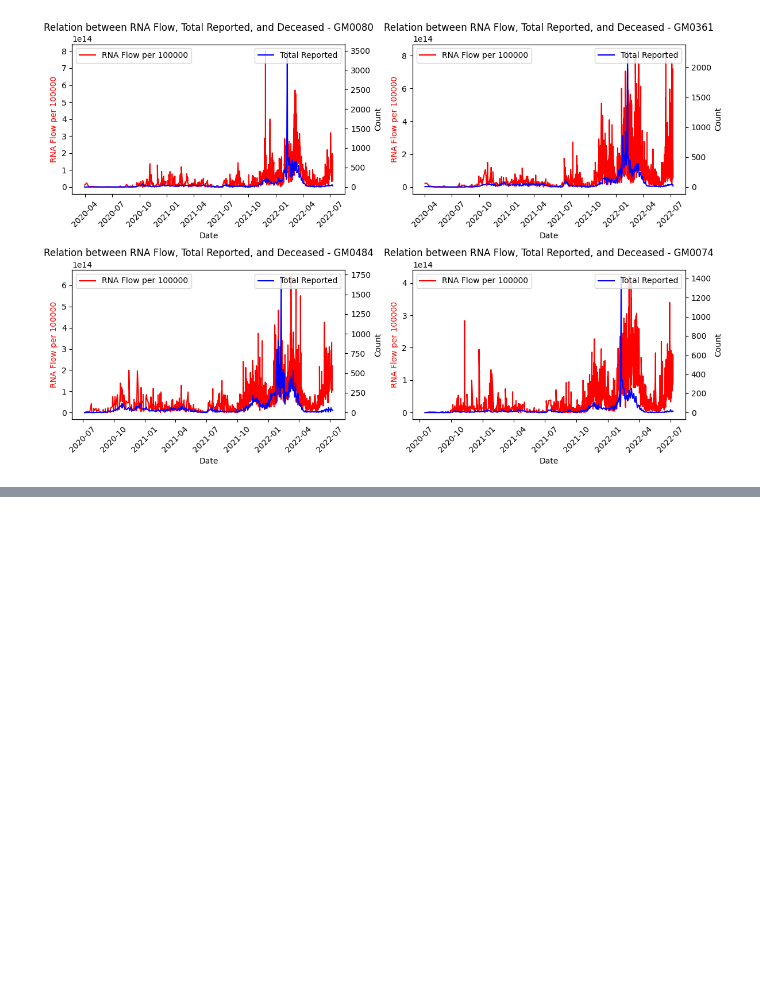
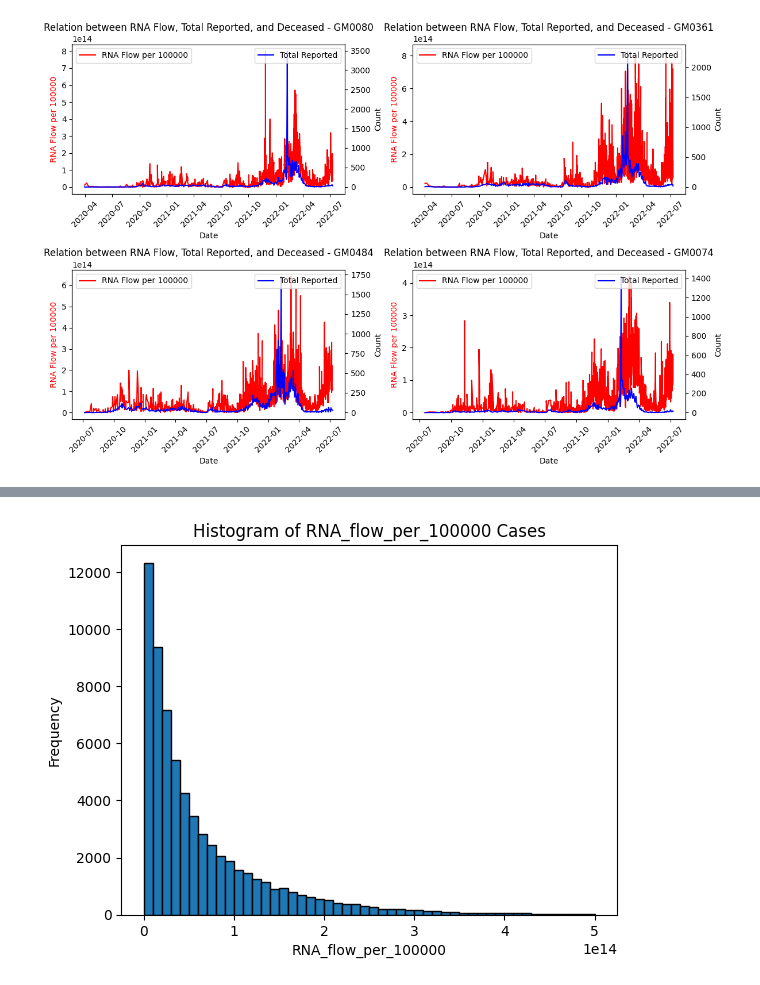
Before and after one commit to PRiesebos/PROG1Final, a Jupyter notebook: code/FinalAssignmentProg1_PeterRiesebos_360567.ipynb, the cells around one changed output, grey strips where cells are left out. Saved outputs shown, nothing was run; the diff lists cells and outputs as text; code cells hidden in the pictures; blank space fills up the shorter version.

```diff
--- a/code/FinalAssignmentProg1_PeterRiesebos_360567.ipynb
+++ b/code/FinalAssignmentProg1_PeterRiesebos_360567.ipynb
@@ -639,0 +768,13 @@ test_db2[test_db2["regio_naam"] == 'Groningen']
+# %%
+# Create a histogram
+plt.hist(df['RNA_flow_per_100000'], bins=50, range=(0,0.5e15), edgecolor='black')
+
+# Set labels and title
+plt.xlabel('RNA_flow_per_100000')
+plt.ylabel('Frequency')
+plt.title('Histogram of RNA_flow_per_100000 Cases')
+
+# Display the histogram
+plt.show()
+# %% [output]
+[figure, added]
```
Also changed, not shown: parts of 67 cells of this notebook, 1 other file.
